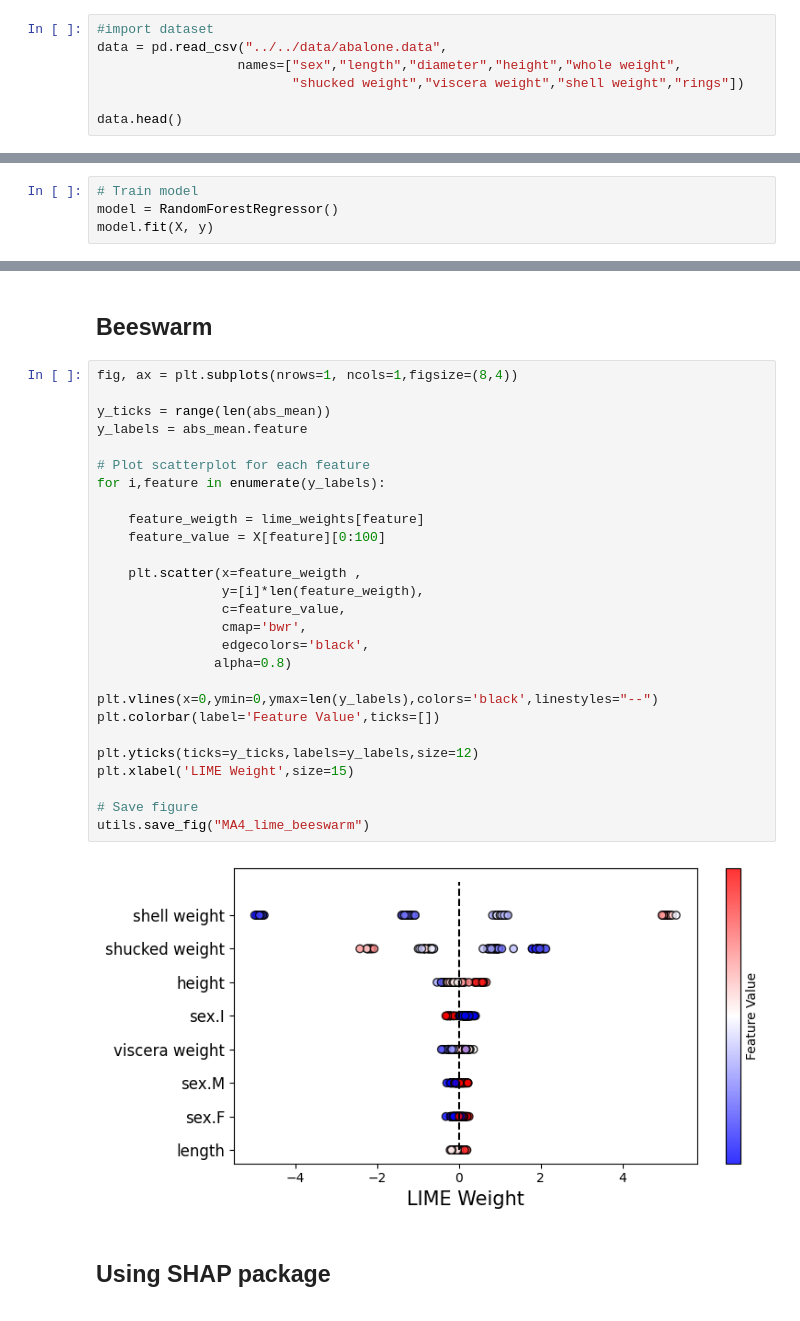
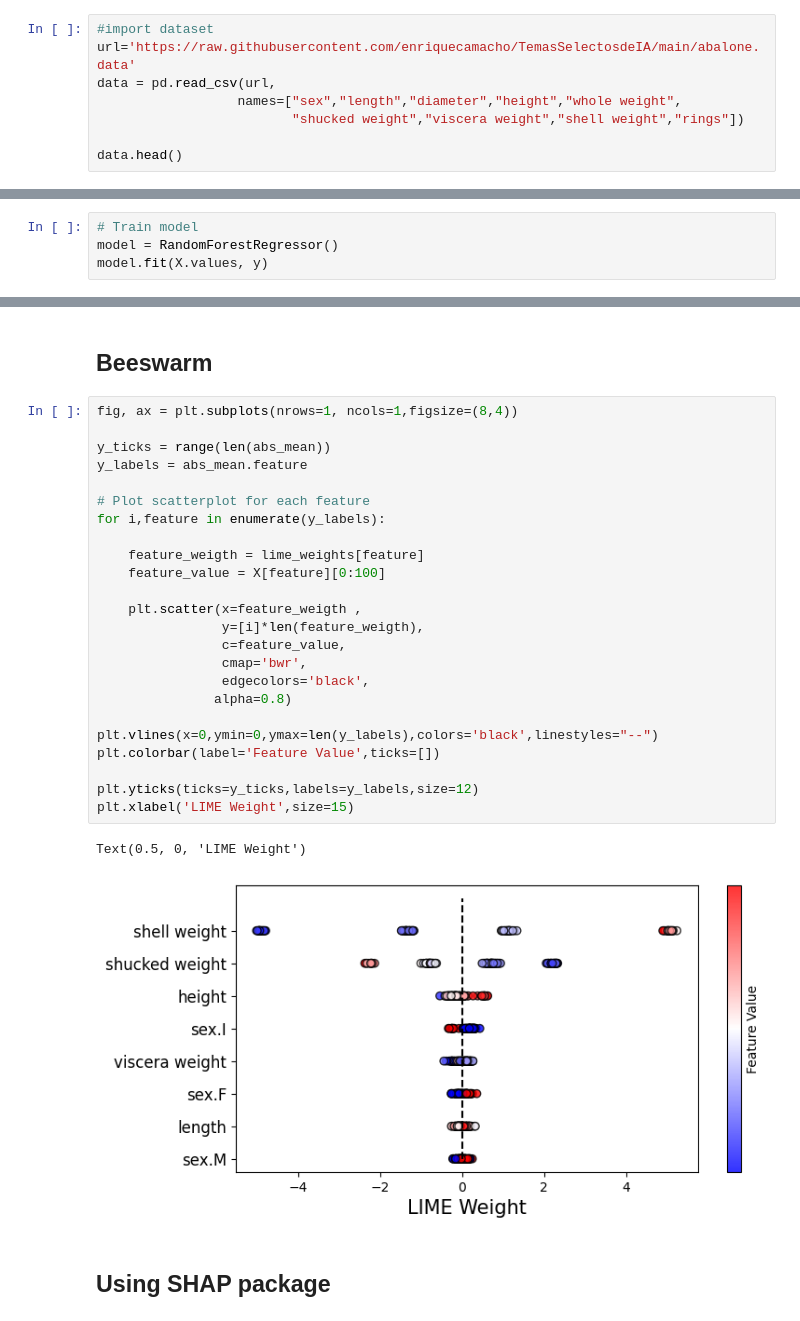
Before and after one commit to enriquecamacho/TemasSelectosdeIA, a Jupyter notebook: LIME_Abalone.ipynb, the cells around one changed output, grey strips where cells are left out. Saved outputs shown, nothing was run; the diff lists cells and outputs as text.

```diff
--- a/LIME_Abalone.ipynb
+++ b/LIME_Abalone.ipynb
@@ -30,7 +45,8 @@ import utils
 ## Dataset
 # %%
 #import dataset
-data = pd.read_csv("../../data/abalone.data",
+url='https://raw.githubusercontent.com/enriquecamacho/TemasSelectosdeIA/main/abalone.data'
+data = pd.read_csv(url,
                   names=["sex","length","diameter","height","whole weight",
                          "shucked weight","viscera weight","shell weight","rings"])
 
@@ -74,7 +91,7 @@ See the caveats in the documentation: https://pandas.pydata.org/pandas-docs/stab
 # %%
 # Train model
 model = RandomForestRegressor()
-model.fit(X, y)
+model.fit(X.values, y)
 # %% [output]
 RandomForestRegressor()
 # %%
@@ -234,32 +227,30 @@ utils.save_fig("MA4_scatter_weights")
 # %%
 fig, ax = plt.subplots(nrows=1, ncols=1,figsize=(8,4))
 
 y_ticks = range(len(abs_mean))
 y_labels = abs_mean.feature
 
 # Plot scatterplot for each feature
 for i,feature in enumerate(y_labels):
 
     feature_weigth = lime_weights[feature]
     feature_value = X[feature][0:100]
 
     plt.scatter(x=feature_weigth ,
                 y=[i]*len(feature_weigth),
                 c=feature_value,
                 cmap='bwr',
                 edgecolors='black',
                alpha=0.8)
 
 plt.vlines(x=0,ymin=0,ymax=len(y_labels),colors='black',linestyles="--")
 plt.colorbar(label='Feature Value',ticks=[])
 
 plt.yticks(ticks=y_ticks,labels=y_labels,size=12)
 plt.xlabel('LIME Weight',size=15)
-
-# Save figure
-utils.save_fig("MA4_lime_beeswarm")
 # %% [output]
+Text(0.5, 0, 'LIME Weight')
-[figure, old version]
+[figure, new version]
 # %% [markdown]
 ## Using SHAP package
 # %%
```
Also changed, not shown: parts of 11 cells of this notebook.
